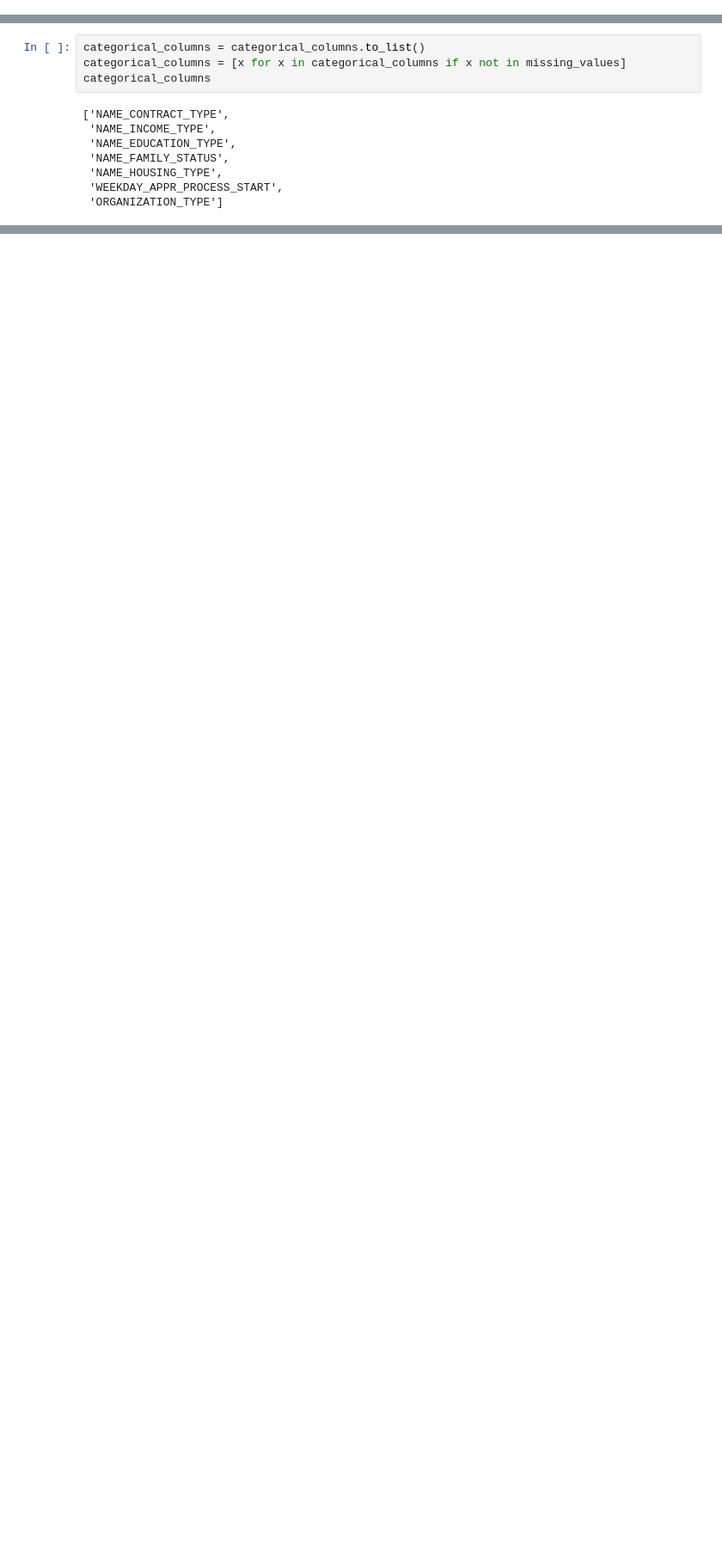
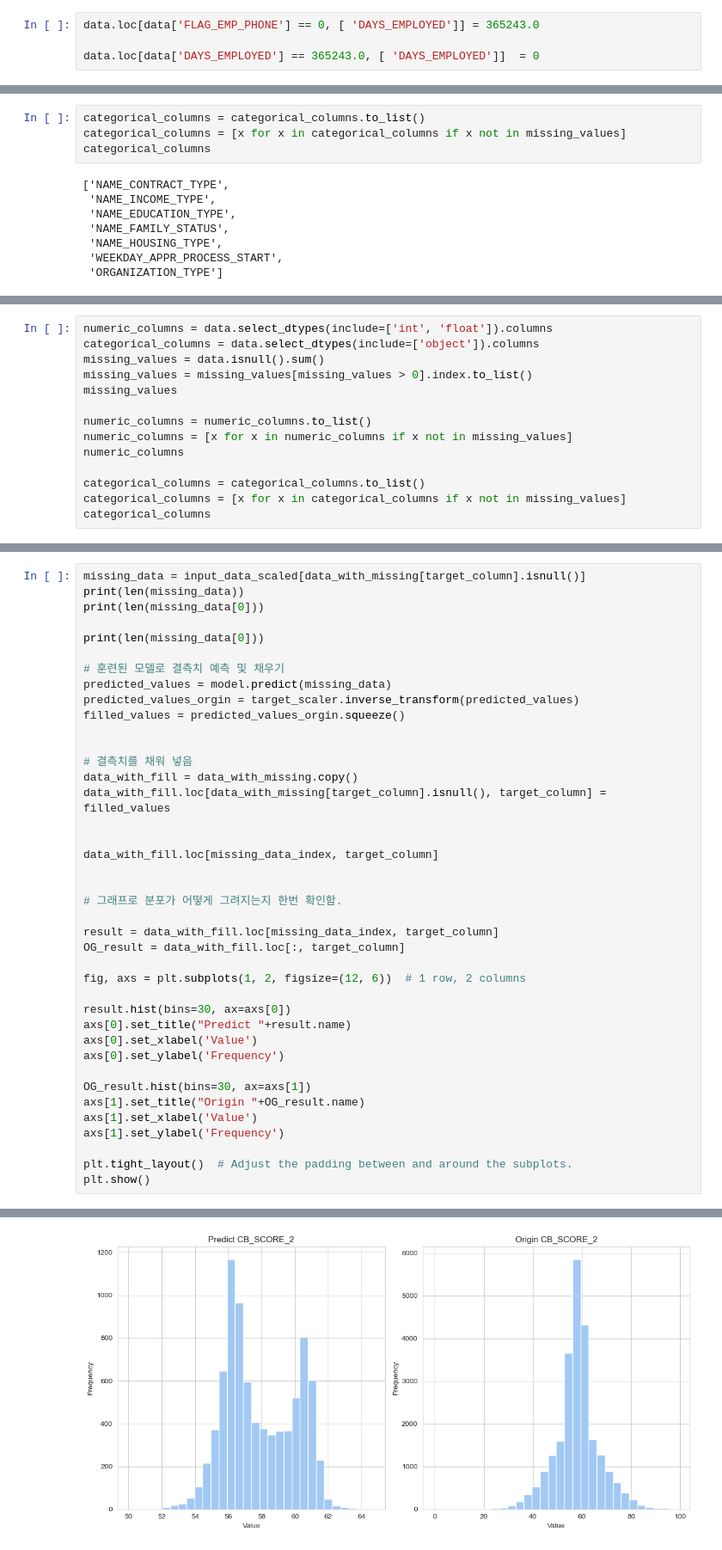
Before and after one commit to yellowlemontea/JB_DS2, a Jupyter notebook: Jun_working_file.ipynb, the cells around one changed output, grey strips where cells are left out. Shown at 86% size. Cells and saved outputs as stored; diff of their text form; blank space fills up the shorter version.

```diff
--- a/Jun_working_file.ipynb
+++ b/Jun_working_file.ipynb
@@ -212,3 +212,7 @@ missing_values
  'CB_SCORE_1',
  'CB_SCORE_2',
  'CB_SCORE_3']
+# %%
+data.loc[data['FLAG_EMP_PHONE'] == 0, [ 'DAYS_EMPLOYED']] = 365243.0
+
+data.loc[data['DAYS_EMPLOYED'] == 365243.0, [ 'DAYS_EMPLOYED']]  = 0
@@ -391,0 +434,14 @@ Name: CODE_GENDER, dtype: object
+# %%
+numeric_columns = data.select_dtypes(include=['int', 'float']).columns
+categorical_columns = data.select_dtypes(include=['object']).columns
+missing_values = data.isnull().sum()
+missing_values = missing_values[missing_values > 0].index.to_list()
+missing_values
+
+numeric_columns = numeric_columns.to_list()
+numeric_columns = [x for x in numeric_columns if x not in missing_values]
+numeric_columns
+
+categorical_columns = categorical_columns.to_list()
+categorical_columns = [x for x in categorical_columns if x not in missing_values]
+categorical_columns
@@ -391,0 +677,41 @@ Name: CODE_GENDER, dtype: object
+# %%
+missing_data = input_data_scaled[data_with_missing[target_column].isnull()]
+print(len(missing_data))
+print(len(missing_data[0]))
+
+print(len(missing_data[0]))
+
+# 훈련된 모델로 결측치 예측 및 채우기
+predicted_values = model.predict(missing_data)
+predicted_values_orgin = target_scaler.inverse_transform(predicted_values)
+filled_values = predicted_values_orgin.squeeze()
+
+
+# 결측치를 채워 넣음
+data_with_fill = data_with_missing.copy()
+data_with_fill.loc[data_with_missing[target_column].isnull(), target_column] = filled_values
+
+
+data_with_fill.loc[missing_data_index, target_column]
+
+
+# 그래프로 분포가 어떻게 그려지는지 한번 확인함.
+
+result = data_with_fill.loc[missing_data_index, target_column]
+OG_result = data_with_fill.loc[:, target_column]
+
+fig, axs = plt.subplots(1, 2, figsize=(12, 6))  # 1 row, 2 columns
+
+result.hist(bins=30, ax=axs[0])
+axs[0].set_title("Predict "+result.name)
+axs[0].set_xlabel('Value')
+axs[0].set_ylabel('Frequency')
+
+OG_result.hist(bins=30, ax=axs[1])
+axs[1].set_title("Origin "+OG_result.name)
+axs[1].set_xlabel('Value')
+axs[1].set_ylabel('Frequency')
+
+plt.tight_layout()  # Adjust the padding between and around the subplots.
+plt.show()
+# %% [output]
@@ -391,0 +722 @@ Name: CODE_GENDER, dtype: object
+[figure, added]
```
Also changed, not shown: parts of 18 cells of this notebook.
